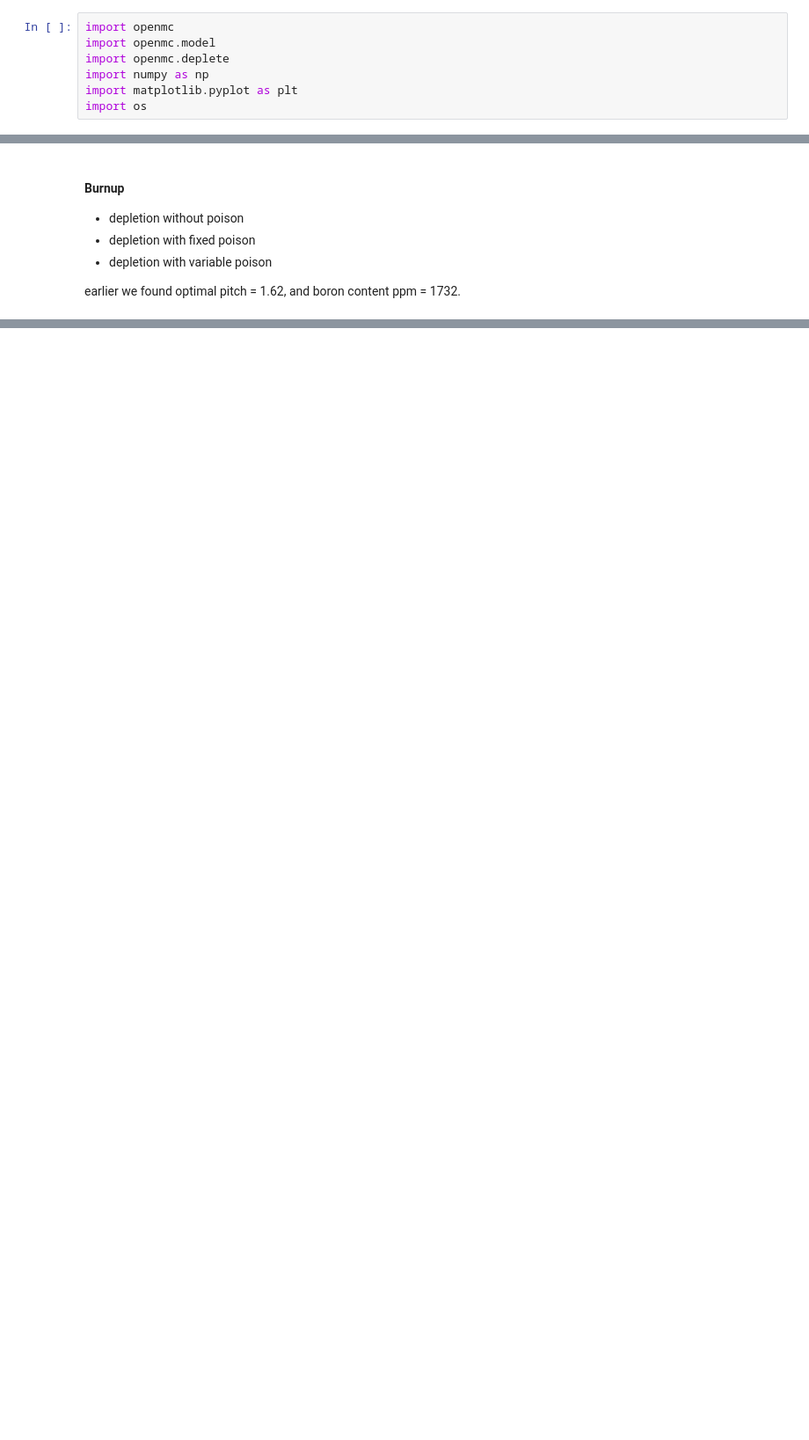
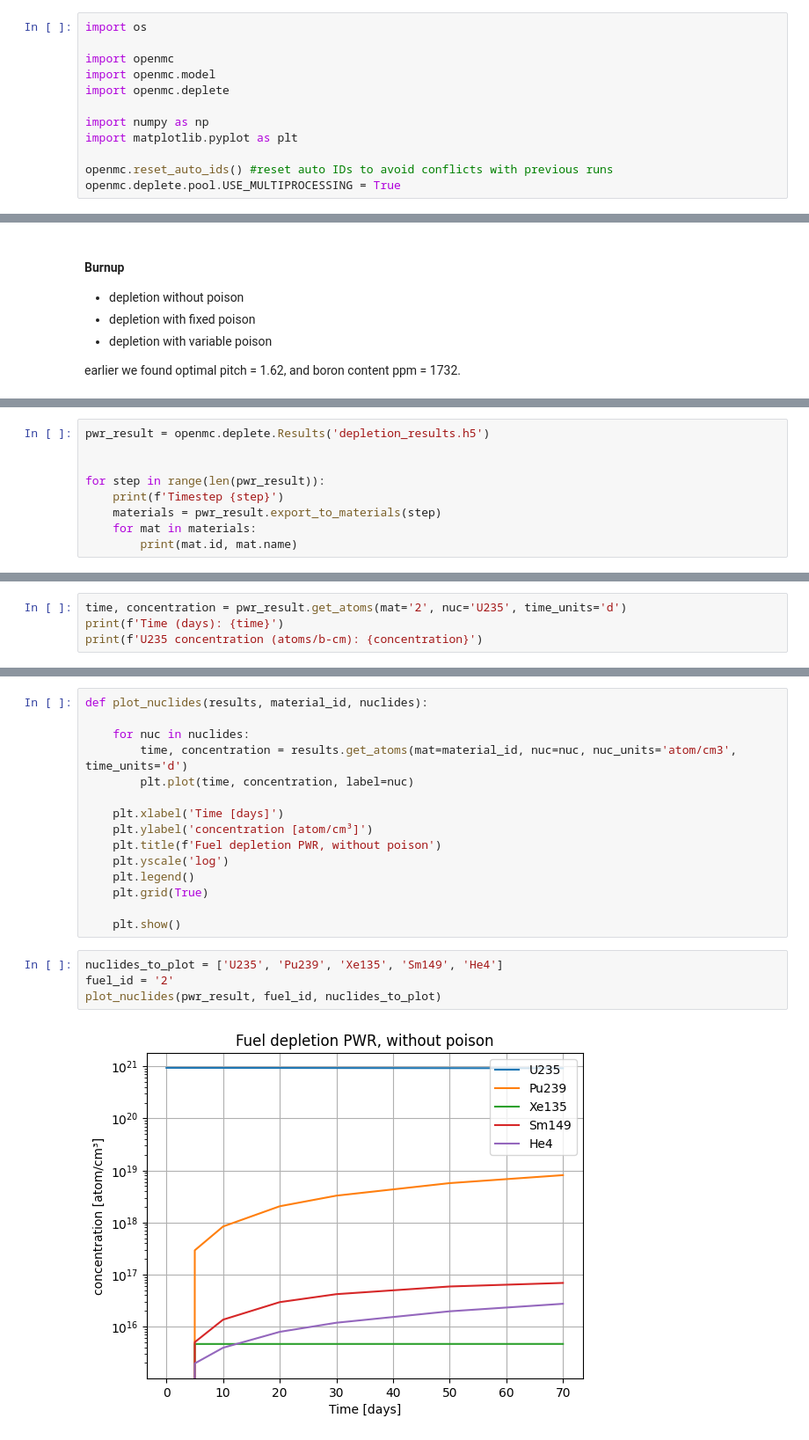
Before and after one commit to Sille94/reaktorfysik, a Jupyter notebook: GroupProject.ipynb, the cells around one changed output, grey strips where cells are left out. Shown at 88% size. Cells and saved outputs as stored; diff of their text form; blank space fills up the shorter version.

Commit message:
Working depletion simulation for boron

```diff
--- a/GroupProject.ipynb
+++ b/GroupProject.ipynb
@@ -20,12 +20,17 @@ reactor design:
 - 17x17 lattice
 - 25 controlrods?
 # %%
+import os
+
 import openmc
 import openmc.model
 import openmc.deplete
+
 import numpy as np
 import matplotlib.pyplot as plt
-import os
+
+openmc.reset_auto_ids() #reset auto IDs to avoid conflicts with previous runs
+openmc.deplete.pool.USE_MULTIPROCESSING = True
 # %% [markdown]
 In the following the different functions are created to build the model
 # %%
@@ -779,0 +634,9 @@ pwr_result =run_depletion(pwr, timesteps, power)
+# %%
+pwr_result = openmc.deplete.Results('depletion_results.h5')
+
+
+for step in range(len(pwr_result)):
+    print(f'Timestep {step}')
+    materials = pwr_result.export_to_materials(step)
+    for mat in materials:
+        print(mat.id, mat.name)
@@ -779,0 +665,4 @@ pwr_result =run_depletion(pwr, timesteps, power)
+# %%
+time, concentration = pwr_result.get_atoms(mat='2', nuc='U235', time_units='d')
+print(f'Time (days): {time}')
+print(f'U235 concentration (atoms/b-cm): {concentration}')
@@ -779,0 +673,21 @@ pwr_result =run_depletion(pwr, timesteps, power)
+# %%
+def plot_nuclides(results, material_id, nuclides):
+
+    for nuc in nuclides:
+        time, concentration = results.get_atoms(mat=material_id, nuc=nuc, nuc_units='atom/cm3', time_units='d')
+        plt.plot(time, concentration, label=nuc)
+
+    plt.xlabel('Time [days]')
+    plt.ylabel('concentration [atom/cm³]')
+    plt.title(f'Fuel depletion PWR, without poison')
+    plt.yscale('log')
+    plt.legend()
+    plt.grid(True)
+
+    plt.show()
+# %%
+nuclides_to_plot = ['U235', 'Pu239', 'Xe135', 'Sm149', 'He4']
+fuel_id = '2'
+plot_nuclides(pwr_result, fuel_id, nuclides_to_plot)
+# %% [output]
+[figure, added]
```
Also changed, not shown: parts of 11 cells of this notebook, 4 other files.
